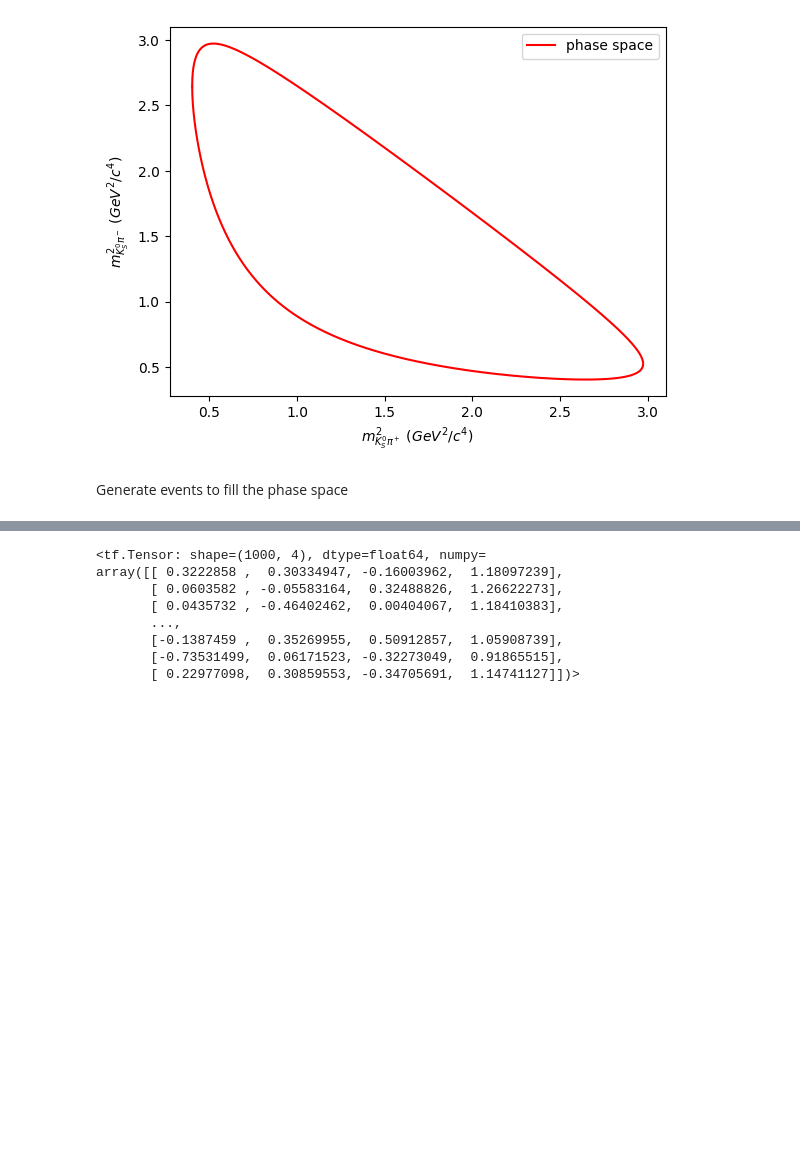
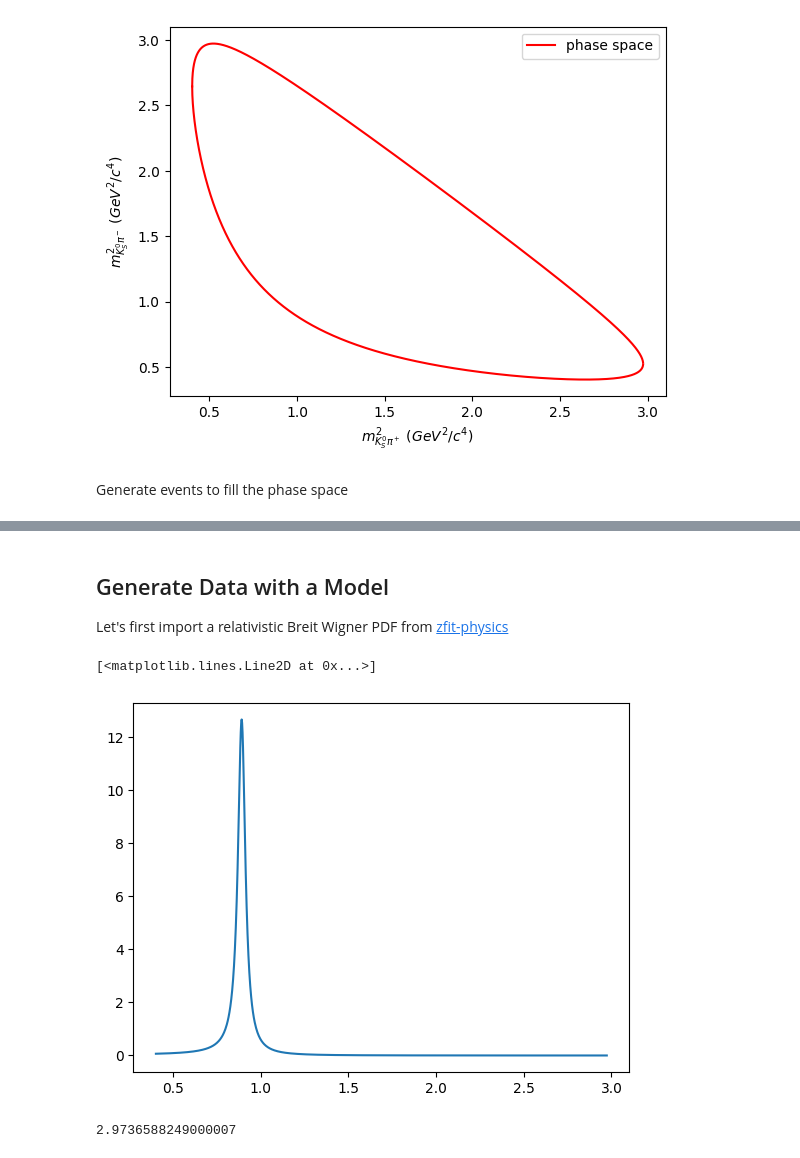
Before and after one commit to cpviolation/zfit_exercises, a Jupyter notebook: notebooks/Dalitz.ipynb, the cells around one changed output, grey strips where cells are left out. Cells and saved outputs as stored; diff of their text form; code cells hidden in the pictures; blank space fills up the shorter version.

```diff
--- a/notebooks/Dalitz.ipynb
+++ b/notebooks/Dalitz.ipynb
@@ -127,11 +127,3 @@ Text(0, 0.5, '$m^2_{K^0_S\\pi^-}$ ($GeV^2/c^4$)')
-# %%
-pPiPi
-# %% [output]
-<tf.Tensor: shape=(1000, 4), dtype=float64, numpy=
-array([[ 0.3222858 ,  0.30334947, -0.16003962,  1.18097239],
-       [ 0.0603582 , -0.05583164,  0.32488826,  1.26622273],
-       [ 0.0435732 , -0.46402462,  0.00404067,  1.18410383],
-       ...,
-       [-0.1387459 ,  0.35269955,  0.50912857,  1.05908739],
-       [-0.73531499,  0.06171523, -0.32273049,  0.91865515],
-       [ 0.22977098,  0.30859553, -0.34705691,  1.14741127]])>
+# %% [markdown]
+## Generate Data with a Model
+Let's first import a relativistic Breit Wigner PDF from [zfit-physics](https://github.com/zfit/zfit-physics/tree/develop)
@@ -137,0 +132,14 @@ array([[ 0.3222858 ,  0.30334947, -0.16003962,  1.18097239],
+# %%
+kstmpi= zphys.pdf.RelativisticBreitWigner(m=0.89167, gamma=0.0514, obs=mn ) # TO BE FIXED, USING Msquared
+# %%
+x = np.linspace(mn.limits[0][0][0], mn.limits[1][0][0], 1000)
+plt.figure()
+y = kstmpi.pdf(x).numpy()
+plt.plot(x,y)
+# %% [output]
+[<matplotlib.lines.Line2D at 0x...>]
+[figure, added]
+# %%
+mn.limits[1][0][0]
+# %% [output]
+2.9736588249000007
```
Also changed, not shown: parts of 4 cells of this notebook, 1 other file.
